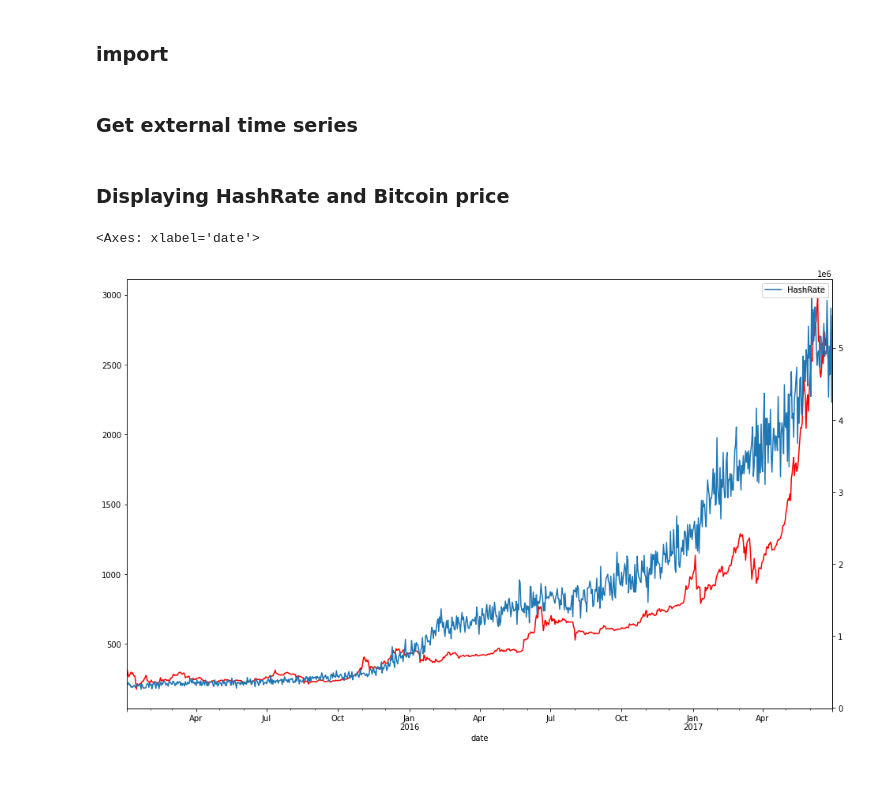
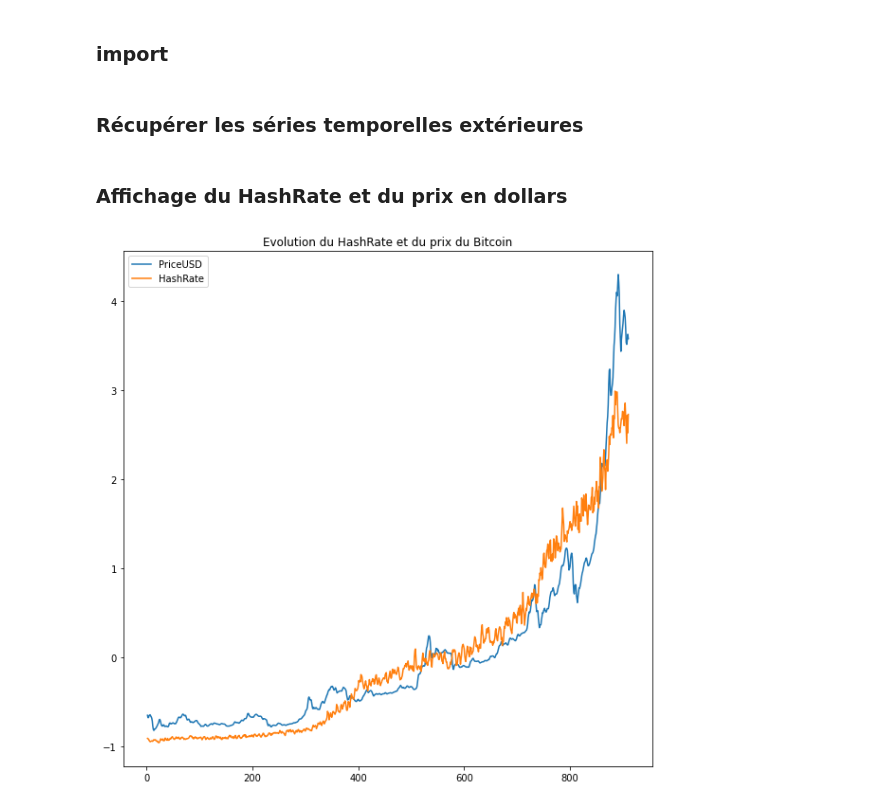
Before and after one commit to Bast-94/DefiEGC2024-RM-BH, a Jupyter notebook: notebook.ipynb, the cells around one changed output. Drawn from its saved outputs; the diff is of its cells as text; code cells hidden in the pictures; blank space fills up the shorter version.

Commit message:
ADD(corr): Début d'analyse de corrélation des courbes.

```diff
--- a/notebook.ipynb
+++ b/notebook.ipynb
@@ -10,14 +11,19 @@ from scripts.data_frame_generator import generate_external_time_series,generate_
 # %% [markdown]
-### Get external time series
+### Récupérer les séries temporelles extérieures
 # %%
 external_df = generate_external_time_series("timeseries/external.csv")
 # %% [markdown]
-### Displaying HashRate and Bitcoin price
+### Affichage du HashRate et du prix en dollars
 # %%
-fig, ax1 = plt.subplots( figsize=(16, 10))
-ax2 = ax1.twinx()
-external_df.plot(x='date',y='PriceUSD',ax=ax1, color='red', legend='PriceUSD')
-external_df.plot(x='date',y='HashRate',ax=ax2)
+fig, ax1 = plt.subplots( figsize=(10, 10))
+# Normalisation des données
+std_scaler = StandardScaler()
+df_normalized = std_scaler.fit_transform(external_df)
+df_normalized = pd.DataFrame(np.array(df_normalized, dtype=np.float64), columns=external_df.columns)
+# Lissage et affichage de la courbe
+df_normalized.rolling(window=3).mean().plot(ax=ax1)
+plt.title("Evolution du HashRate et du prix du Bitcoin")
+plt.legend()
+plt.show()
 # %% [output]
-<Axes: xlabel='date'>
-[figure, old version]
+[figure, new version]
```
Also changed, not shown: parts of 18 cells of this notebook, 2 other files.
